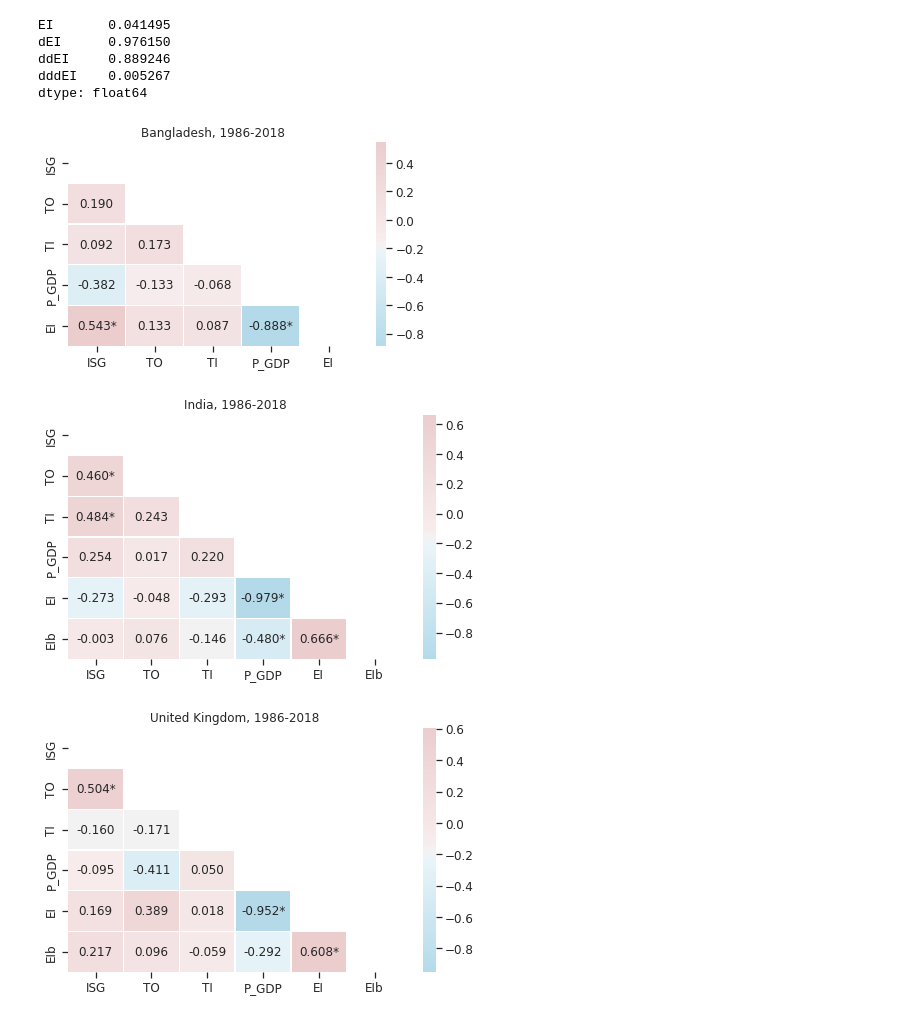
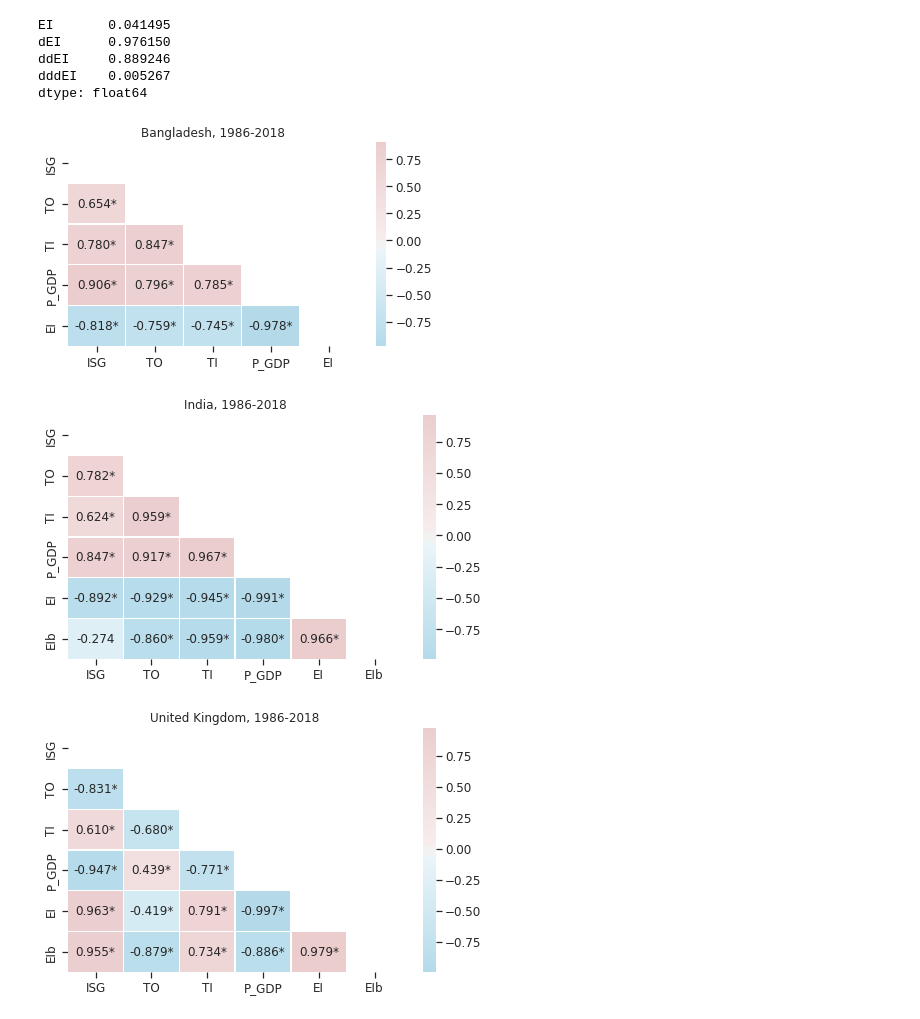
Before and after one commit to drakesiard/em-2020, a Jupyter notebook: analysis/3_data_analysis.ipynb, the cells around one changed output. Saved outputs shown, nothing was run; the diff lists cells and outputs as text; code cells hidden in the pictures.

```diff
--- a/analysis/3_data_analysis.ipynb
+++ b/analysis/3_data_analysis.ipynb
@@ -43,10 +44,11 @@ def save_fig(file, **kwargs):
 def load_data(country, version='current'):
     data_file = os.path.join(data_dir, 'WB_{}_{}.csv'.format(country, version))
     data_raw = pd.read_csv(data_file, index_col='year')
+    cols = ['ISG', 'TO', 'TI', 'P_GDP', 'P_GDPb', 'EI']
     if 'EIb' in data_raw:
-        return data_raw[['ISG', 'TO', 'TI', 'P_GDP', 'EI', 'EIb']]
-    else:
-        return data_raw[['ISG', 'TO', 'TI', 'P_GDP', 'EI']]
+        cols.append('EIb')
+
+    return data_raw[cols]
 
 def summary_stats(data, country, version):
     stats = ref_data.describe().T[['min', 'max', 'mean', 'std', 'count']]
@@ -266,18 +292,18 @@ ddEI     0.889246
 dddEI    0.005267
 dtype: float64
 # %%
-plot_corr(logdiff_data.xs('BGD', level='country').drop(columns='EIb'))
+plot_corr(log_data.xs('BGD', level='country').drop(columns='EIb'))
 plt.title('Bangladesh, 1986-2018')
 save_fig('_'.join(('BGD', 'current', 'correlations.pdf')))
 
-plot_corr(logdiff_data.xs('IND', level='country'))
+plot_corr(log_data.xs('IND', level='country'))
 plt.title('India, 1986-2018')
 save_fig('_'.join(('IND', 'current', 'correlations.pdf')))
 
-plot_corr(logdiff_data.xs('GBR', level='country'))
+plot_corr(log_data.xs('GBR', level='country'))
 plt.title('United Kingdom, 1986-2018')
 save_fig('_'.join(('GBR', 'current', 'correlations.pdf')))
 # %% [output]
-[figure, old version]
+[figure, new version]
-[figure, old version]
+[figure, new version]
-[figure, old version]
+[figure, new version]
```
Also changed, not shown: parts of 9 cells of this notebook, 21 other files.
